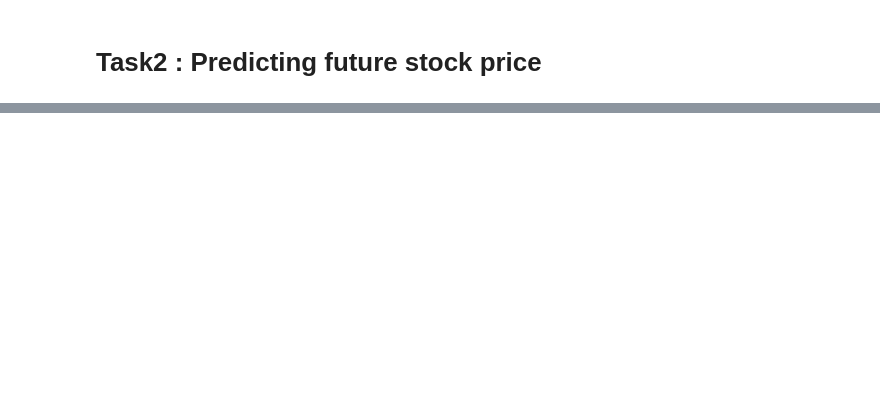
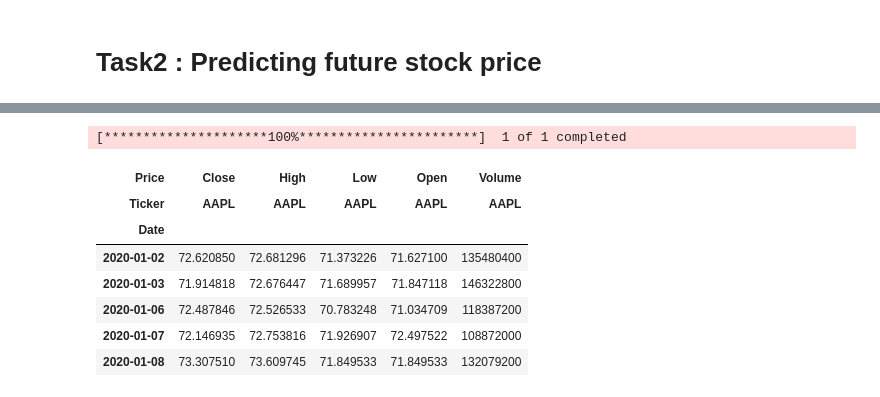
Before and after one commit to rafymemon/DevelopersHub-Corporation-, a Jupyter notebook: Task-2/stock_prediction.ipynb, the cells around one changed output, grey strips where cells are left out. Drawn from its saved outputs; the diff is of its cells as text; code cells hidden in the pictures; blank space fills up the shorter version.

```diff
--- a/Task-2/stock_prediction.ipynb
+++ b/Task-2/stock_prediction.ipynb
@@ -73,0 +26,16 @@ from sklearn.model_selection import train_test_split
+# %%
+# Selecting the stock data for Apple Inc.
+stock = yf.download("AAPL", start="2020-01-01", end="2024-12-31")
+# %% [output]
+[*********************100%***********************]  1 of 1 completed
+# %%
+stock.head()
+# %% [output]
+| Price | Close | High | Low | Open | Volume |
+| Ticker | AAPL | AAPL | AAPL | AAPL | AAPL |
+| Date |  |  |  |  |  |
+| 2020-01-02 | 72.620850 | 72.681296 | 71.373226 | 71.627100 | 135480400 |
+| 2020-01-03 | 71.914818 | 72.676447 | 71.689957 | 71.847118 | 146322800 |
+| 2020-01-06 | 72.487846 | 72.526533 | 70.783248 | 71.034709 | 118387200 |
+| 2020-01-07 | 72.146935 | 72.753816 | 71.926907 | 72.497522 | 108872000 |
+| 2020-01-08 | 73.307510 | 73.609745 | 71.849533 | 71.849533 | 132079200 |
```
Also changed, not shown: parts of 26 cells of this notebook.
